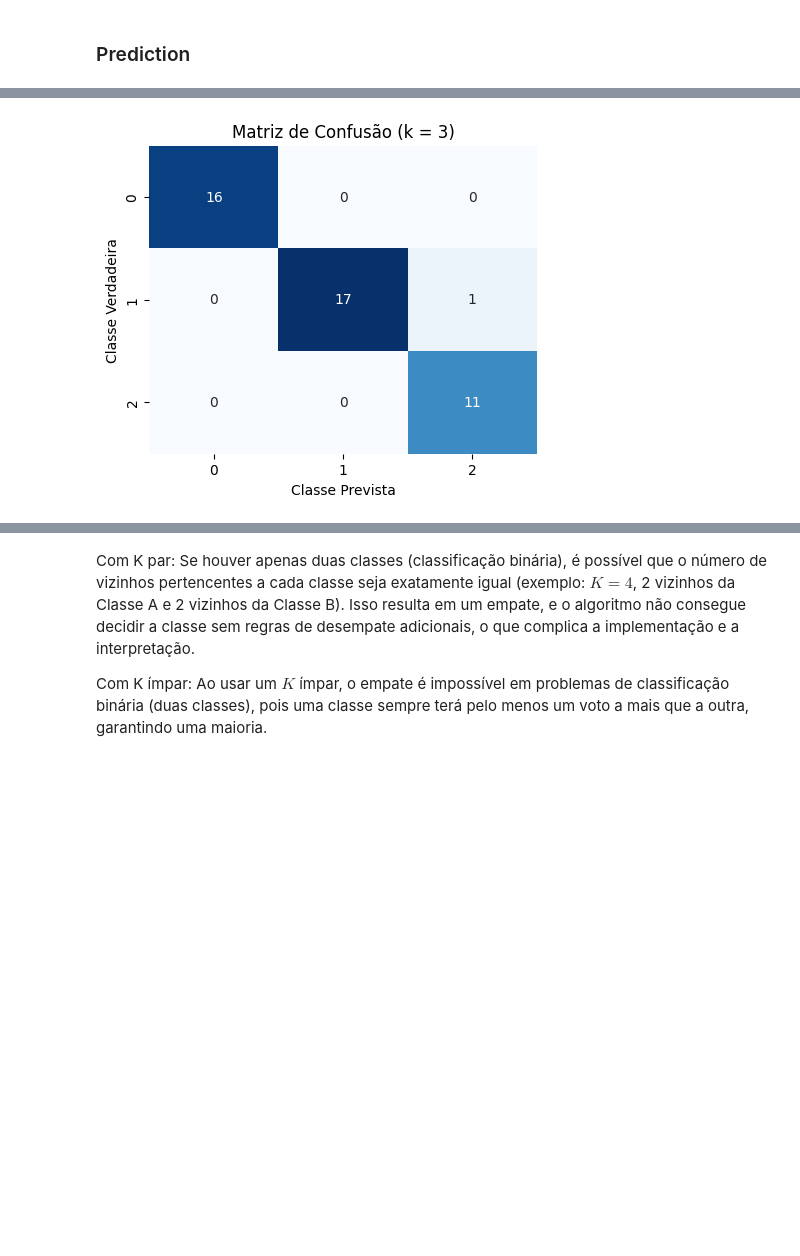
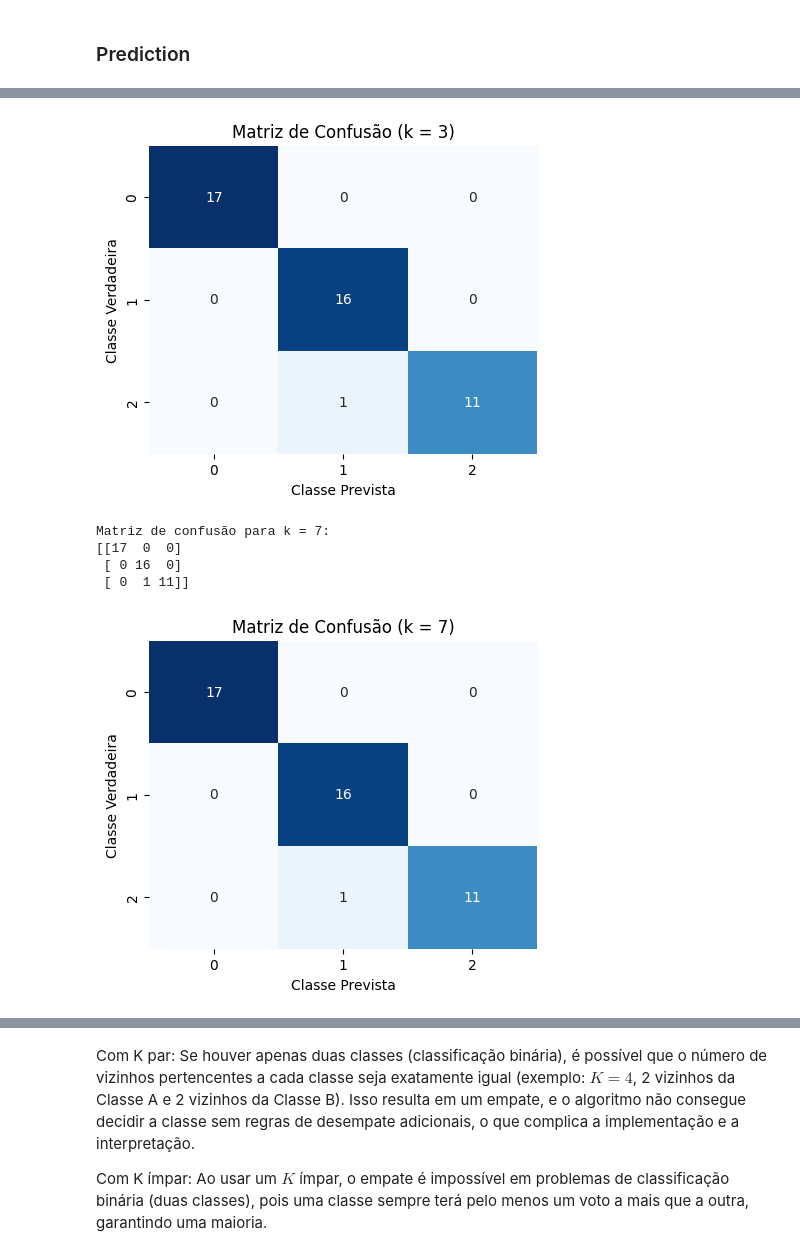
Before and after one commit to AlexRode/IAA, a Jupyter notebook: supervised.ipynb, the cells around one changed output, grey strips where cells are left out. Saved outputs shown, nothing was run; the diff lists cells and outputs as text; code cells hidden in the pictures; blank space fills up the shorter version.

```diff
--- a/supervised.ipynb
+++ b/supervised.ipynb
@@ -388,7 +388,22 @@ y = le.fit_transform(y)
 # %%
 # Splitting dataset into training set and test set
 
-X_train, X_test, y_train, y_test = train_test_split(X, y, test_size=0.3, random_state=seed)
+test_size = 0.3
+np.random.seed(42)
+
+# Embaralhar índices
+indices = np.arange(len(X))
+np.random.shuffle(indices)
+
+# Calcular ponto de divisão
+split_point = int(len(X) * (1 - test_size))
+
+# Dividir dados
+train_idx = indices[:split_point]
+test_idx = indices[split_point:]
+
+X_train, X_test = X[train_idx], X[test_idx]
+y_train, y_test = y[train_idx], y[test_idx]
 # %% [markdown]
 ### KNN
 # %%
@@ -449,13 +483,55 @@ plt.show()
 # %%
-cm = confusion_matrix(y_test, predictions)
+for k in k_values:
+    for seed in range(n_runs):
+        np.random.seed(seed)
+        indices = np.arange(len(X))
+        np.random.shuffle(indices)
+        split_point = int(len(X) * 0.7)
 
-print(f"\nMatriz de confusão para k = {k}:\n{cm}")
+        train_idx = indices[:split_point]
+        test_idx = indices[split_point:]
 
-plt.figure(figsize=(5, 4))
-sns.heatmap(cm, annot=True, fmt='d', cmap='Blues', cbar=False)
-plt.title(f"Matriz de Confusão (k = {k})")
-plt.xlabel("Classe Prevista")
-plt.ylabel("Classe Verdadeira")
+        # Converter para NumPy
+        X_train = X.iloc[train_idx].to_numpy()
+        X_test = X.iloc[test_idx].to_numpy()
+        y_train = np.array(y)[train_idx]
+        y_test = np.array(y)[test_idx]
+
+        # Predições
+        predictions = [knn_predict(X_train, y_train, test_point, k) for test_point in X_test]
+
+        # Accuracy manual
+        correct = sum(p == t for p, t in zip(predictions, y_test))
+        acc = correct / len(y_test)
+        results[k].append(acc)
+
+    # --- Cálculo manual da matriz de confusão (para o último seed) ---
+    classes = np.unique(np.concatenate((y_test, predictions)))
+    n_classes = len(classes)
+    cm = np.zeros((n_classes, n_classes), dtype=int)
+
+    for true, pred in zip(y_test, predictions):
+        i = np.where(classes == true)[0][0]
+        j = np.where(classes == pred)[0][0]
+        cm[i, j] += 1
+
+    # --- Mostrar matriz de confusão ---
+    print(f"\nMatriz de confusão para k = {k}:\n{cm}")
+
+    plt.figure(figsize=(5, 4))
+    sns.heatmap(cm, annot=True, fmt='d', cmap='Blues', cbar=False,
+                xticklabels=classes, yticklabels=classes)
+    plt.title(f"Matriz de Confusão (k = {k})")
+    plt.xlabel("Classe Prevista")
+    plt.ylabel("Classe Verdadeira")
+    plt.show()
+
+# --- Boxplot final de comparação ---
+plt.boxplot([results[k] for k in k_values], labels=k_values, patch_artist=True)
+plt.title("Comparação de Accuracy para diferentes valores de k")
+plt.xlabel("k")
+plt.ylabel("Accuracy")
+plt.grid(True)
 plt.show()
 # %% [output]
 Matriz de confusão para k = 3:
@@ -465 +541,6 @@ Matriz de confusão para k = 3:
-[figure, old version]
+[figure, new version]
+Matriz de confusão para k = 7:
+[[17  0  0]
+ [ 0 16  0]
+ [ 0  1 11]]
+[figure, added]
```
Also changed, not shown: parts of 11 cells of this notebook.
